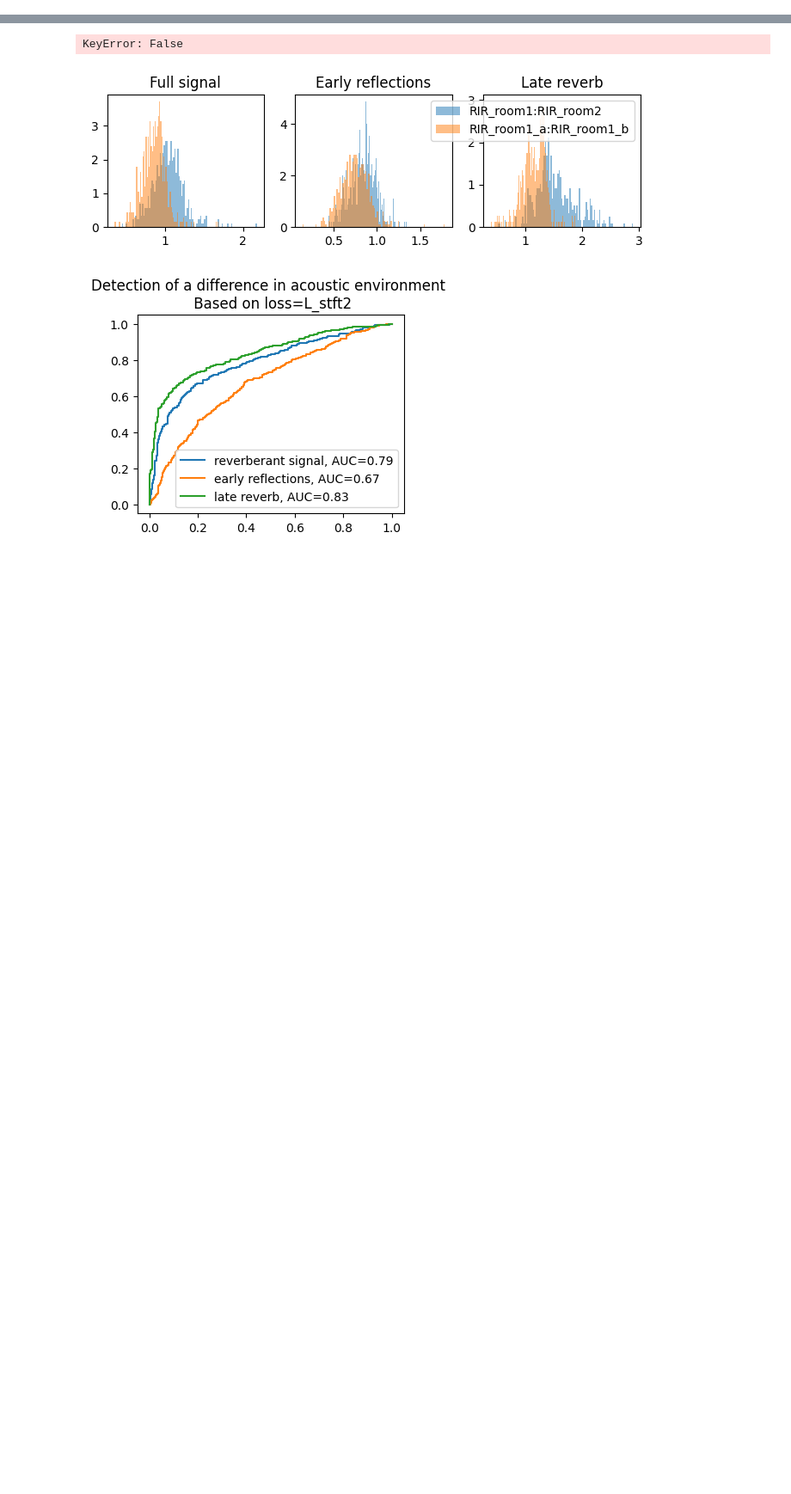
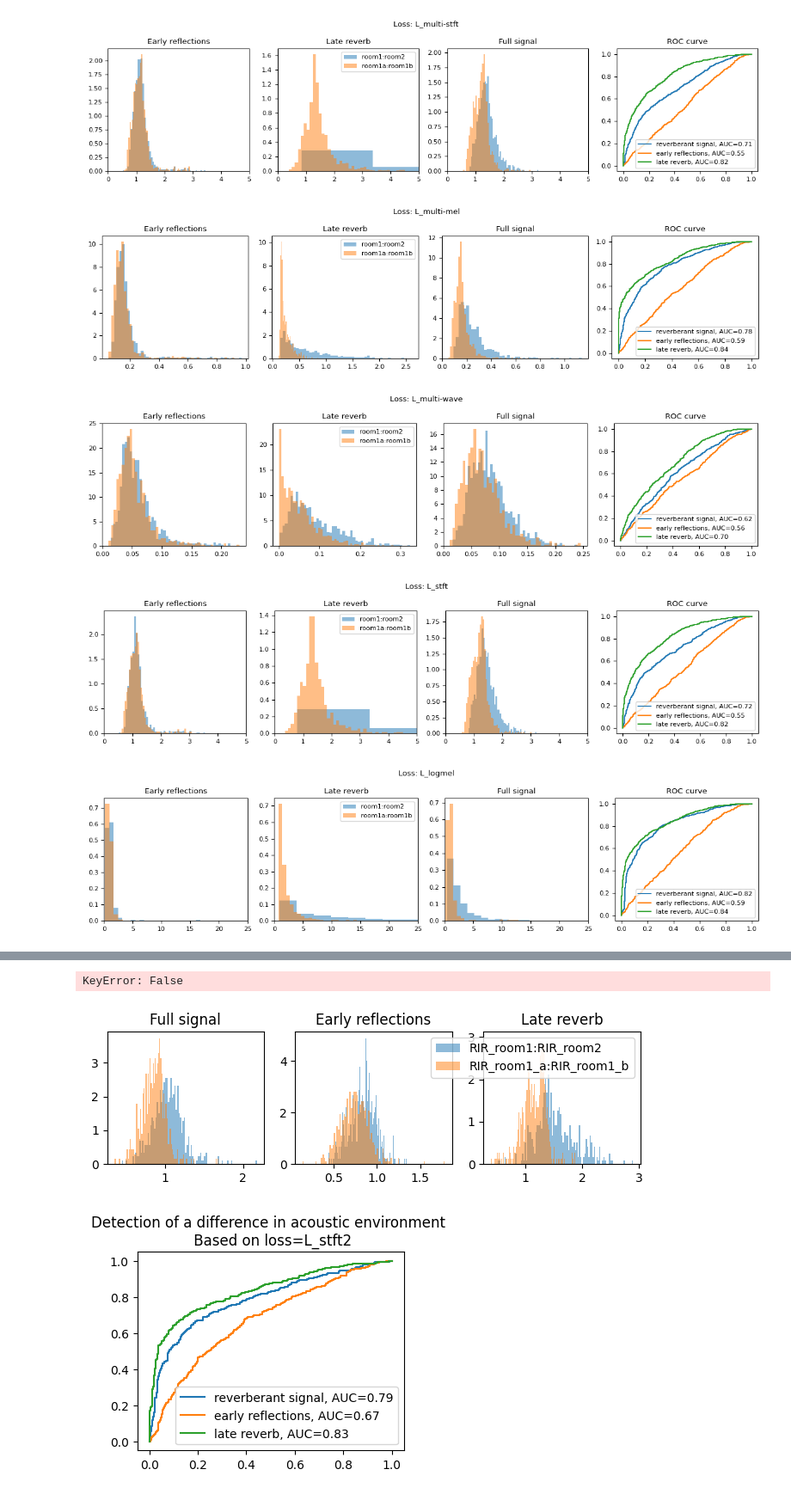
Before and after one commit to joaluba/reverb-match-cond-u-net, a Jupyter notebook: notebooks/experiment_losses.ipynb, the cells around one changed output, grey strips where cells are left out. Shown at 86% size. Cells and saved outputs as stored; diff of their text form; code cells hidden in the pictures; blank space fills up the shorter version.

```diff
--- a/notebooks/experiment_losses.ipynb
+++ b/notebooks/experiment_losses.ipynb
@@ -107,0 +126,22 @@ Text(0.5, 1.0, 'L_wav_L2')
+# %%
+################## PLOT DISTRIBUTION OF VALUES &  ROC CURVES ##################
+################# PAIRS WITH FIXED SRC_REC DISTANCE DISTANCE ##################
+
+compute_and_plot_rocs("L_multi-stft", df_losses_randmic,x_range=(0,5))
+compute_and_plot_rocs("L_multi-mel", df_losses_randmic)
+compute_and_plot_rocs("L_multi-wave", df_losses_randmic)
+
+compute_and_plot_rocs("L_stft", df_losses_randmic,x_range=(0,5))
+compute_and_plot_rocs("L_logmel", df_losses_randmic,x_range=(0,25))
+compute_and_plot_rocs("L_wave", df_losses_randmic)
+
+
+compute_and_plot_rocs("L_sisdr", df_losses_fixedmic)
+compute_and_plot_rocs("L_emb_cos", df_losses_fixedmic)
+compute_and_plot_rocs("L_emb_euc", df_losses_fixedmic)
+# %% [output]
+[figure, added]
+[figure, added]
+[figure, added]
+[figure, added]
+[figure, added]
```
Also changed, not shown: parts of 11 cells of this notebook, 3 other files.
